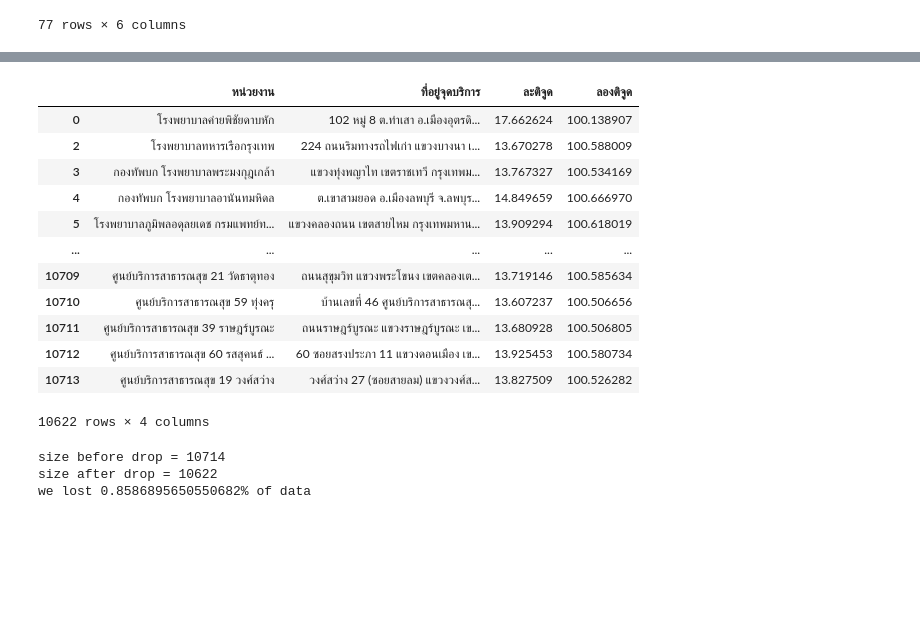
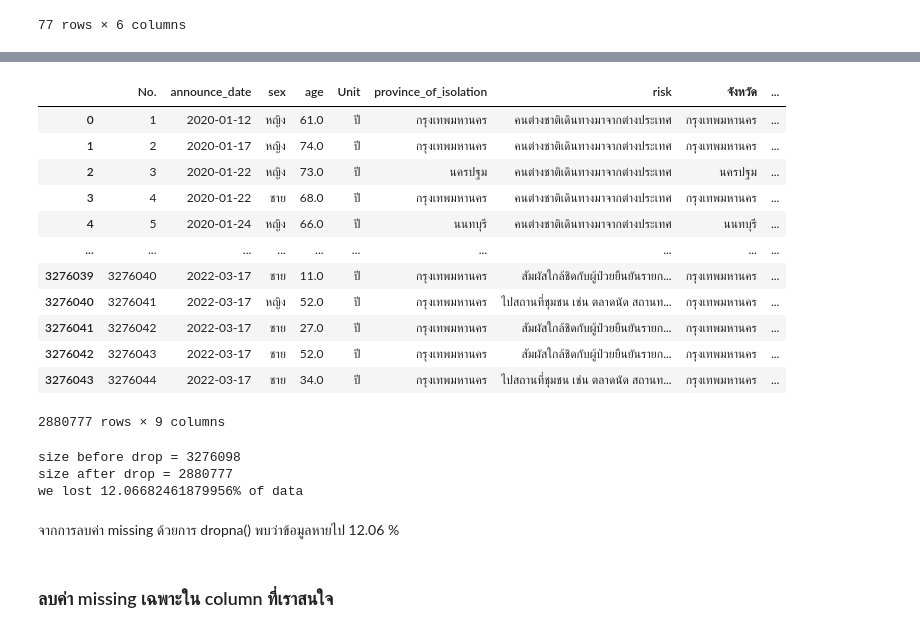
Before and after one commit to Chanakarn06/data_viz_2022, a Jupyter notebook: Project.ipynb, the cells around one changed output, grey strips where cells are left out. Cells and saved outputs as stored; diff of their text form; code cells hidden in the pictures; blank space fills up the shorter version.

```diff
--- a/Project.ipynb
+++ b/Project.ipynb
@@ -198,0 +199,3 @@ data6
+# %%
+data_merged1 = data_merged[['No.','announce_date','sex','age','Unit','province_of_isolation','risk']]   # ชี้ข้อมูลคอลัมน์ที่ต้องการ
+data_merged1
@@ -217,4 +287,4 @@ data_merged2
 # %%
-data_merged3 = data_merged2[['No.','announce_date','sex','age','Unit','announce_date','province_of_isolation','risk','จังหวัด','6 ภูมิภาค (ภูมิศาสตร์)']]
+data_merged3 = data_merged2[['No.','announce_date','sex','age','Unit','province_of_isolation','risk','จังหวัด','6 ภูมิภาค (ภูมิศาสตร์)']]
 data_merged3
 # %% [output]
@@ -270,25 +317,30 @@ data1_cut .to_csv ('mycoor.csv')
 # %%
-data1_cut.dropna()
+data_merged3.dropna()
 # %% [output]
-|  | หน่วยงาน | ที่อยู่จุดบริการ | ละติจูด | ลองติจูด |
-| 0 | โรงพยาบาลค่ายพิชัยดาบหัก | 102 หมู่ 8 ต.ท่าเสา อ.เมืองอุตรดิ... | 17.662624 | 100.138907 |
-| 2 | โรงพยาบาลทหารเรือกรุงเทพ | 224 ถนนริมทางรถไฟเก่า แขวงบางนา เ... | 13.670278 | 100.588009 |
-| 3 | กองทัพบก โรงพยาบาลพระมงกุฎเกล้า | แขวงทุ่งพญาไท เขตราชเทวี กรุงเทพม... | 13.767327 | 100.534169 |
-| 4 | กองทัพบก โรงพยาบาลอานันทมหิดล | ต.เขาสามยอด อ.เมืองลพบุรี จ.ลพบุร... | 14.849659 | 100.666970 |
-| 5 | โรงพยาบาลภูมิพลอดุลยเดช กรมแพทย์ท... | แขวงคลองถนน เขตสายไหม กรุงเทพมหาน... | 13.909294 | 100.618019 |
-| ... | ... | ... | ... | ... |
-| 10709 | ศูนย์บริการสาธารณสุข 21 วัดธาตุทอง | ถนนสุขุมวิท แขวงพระโขนง เขตคลองเต... | 13.719146 | 100.585634 |
-| 10710 | ศูนย์บริการสาธารณสุข 59 ทุ่งครุ | บ้านเลขที่ 46 ศูนย์บริการสาธารณสุ... | 13.607237 | 100.506656 |
-| 10711 | ศูนย์บริการสาธารณสุข 39 ราษฎร์บูรณะ | ถนนราษฎร์บูรณะ แขวงราษฎร์บูรณะ เข... | 13.680928 | 100.506805 |
-| 10712 | ศูนย์บริการสาธารณสุข 60 รสสุคนธ์ ... | 60 ซอยสรงประภา 11 แขวงดอนเมือง เข... | 13.925453 | 100.580734 |
-| 10713 | ศูนย์บริการสาธารณสุข 19 วงศ์สว่าง | วงศ์สว่าง 27 (ซอยสายลม) แขวงวงศ์ส... | 13.827509 | 100.526282 |
+|  | No. | announce_date | sex | age | Unit | province_of_isolation | risk | จังหวัด | ... |
+| 0 | 1 | 2020-01-12 | หญิง | 61.0 | ปี | กรุงเทพมหานคร | คนต่างชาติเดินทางมาจากต่างประเทศ | กรุงเทพมหานคร | ... |
+| 1 | 2 | 2020-01-17 | หญิง | 74.0 | ปี | กรุงเทพมหานคร | คนต่างชาติเดินทางมาจากต่างประเทศ | กรุงเทพมหานคร | ... |
+| 2 | 3 | 2020-01-22 | หญิง | 73.0 | ปี | นครปฐม | คนต่างชาติเดินทางมาจากต่างประเทศ | นครปฐม | ... |
+| 3 | 4 | 2020-01-22 | ชาย | 68.0 | ปี | กรุงเทพมหานคร | คนต่างชาติเดินทางมาจากต่างประเทศ | กรุงเทพมหานคร | ... |
+| 4 | 5 | 2020-01-24 | หญิง | 66.0 | ปี | นนทบุรี | คนต่างชาติเดินทางมาจากต่างประเทศ | นนทบุรี | ... |
+| ... | ... | ... | ... | ... | ... | ... | ... | ... | ... |
+| 3276039 | 3276040 | 2022-03-17 | ชาย | 11.0 | ปี | กรุงเทพมหานคร | สัมผัสใกล้ชิดกับผู้ป่วยยืนยันรายก... | กรุงเทพมหานคร | ... |
+| 3276040 | 3276041 | 2022-03-17 | หญิง | 52.0 | ปี | กรุงเทพมหานคร | ไปสถานที่ชุมชน เช่น ตลาดนัด สถานท... | กรุงเทพมหานคร | ... |
+| 3276041 | 3276042 | 2022-03-17 | ชาย | 27.0 | ปี | กรุงเทพมหานคร | สัมผัสใกล้ชิดกับผู้ป่วยยืนยันรายก... | กรุงเทพมหานคร | ... |
+| 3276042 | 3276043 | 2022-03-17 | ชาย | 52.0 | ปี | กรุงเทพมหานคร | สัมผัสใกล้ชิดกับผู้ป่วยยืนยันรายก... | กรุงเทพมหานคร | ... |
+| 3276043 | 3276044 | 2022-03-17 | ชาย | 34.0 | ปี | กรุงเทพมหานคร | ไปสถานที่ชุมชน เช่น ตลาดนัด สถานท... | กรุงเทพมหานคร | ... |
-10622 rows × 4 columns
+2880777 rows × 9 columns
 # %%
-removes = data1_cut.shape[0] - data1_cut.dropna().shape[0]
-print(f'size before drop = {data1_cut.shape[0]}')
-print(f'size after drop = {data1_cut.dropna().shape[0]}')
-print(f'we lost {100*(removes/data1_cut.shape[0])}% of data')
+# ตรวจสอบว่าข้อมูลหายไปเท่าไหร่
+removes = data_merged3.shape[0] - data_merged3.dropna().shape[0]
+print(f'size before drop = {data_merged3.shape[0]}')
+print(f'size after drop = {data_merged3.dropna().shape[0]}')
+print(f'we lost {100*(removes/data_merged3.shape[0])}% of data')
 # %% [output]
-size before drop = 10714
-size after drop = 10622
-we lost 0.8586895650550682% of data
+size before drop = 3276098
+size after drop = 2880777
+we lost 12.06682461879956% of data
+# %% [markdown]
+จากการลบค่า missing ด้วยการ dropna() พบว่าข้อมูลหายไป 12.06 %
+# %% [markdown]
+### ลบค่า missing เฉพาะใน column ที่เราสนใจ
```
Also changed, not shown: parts of 78 cells of this notebook.
